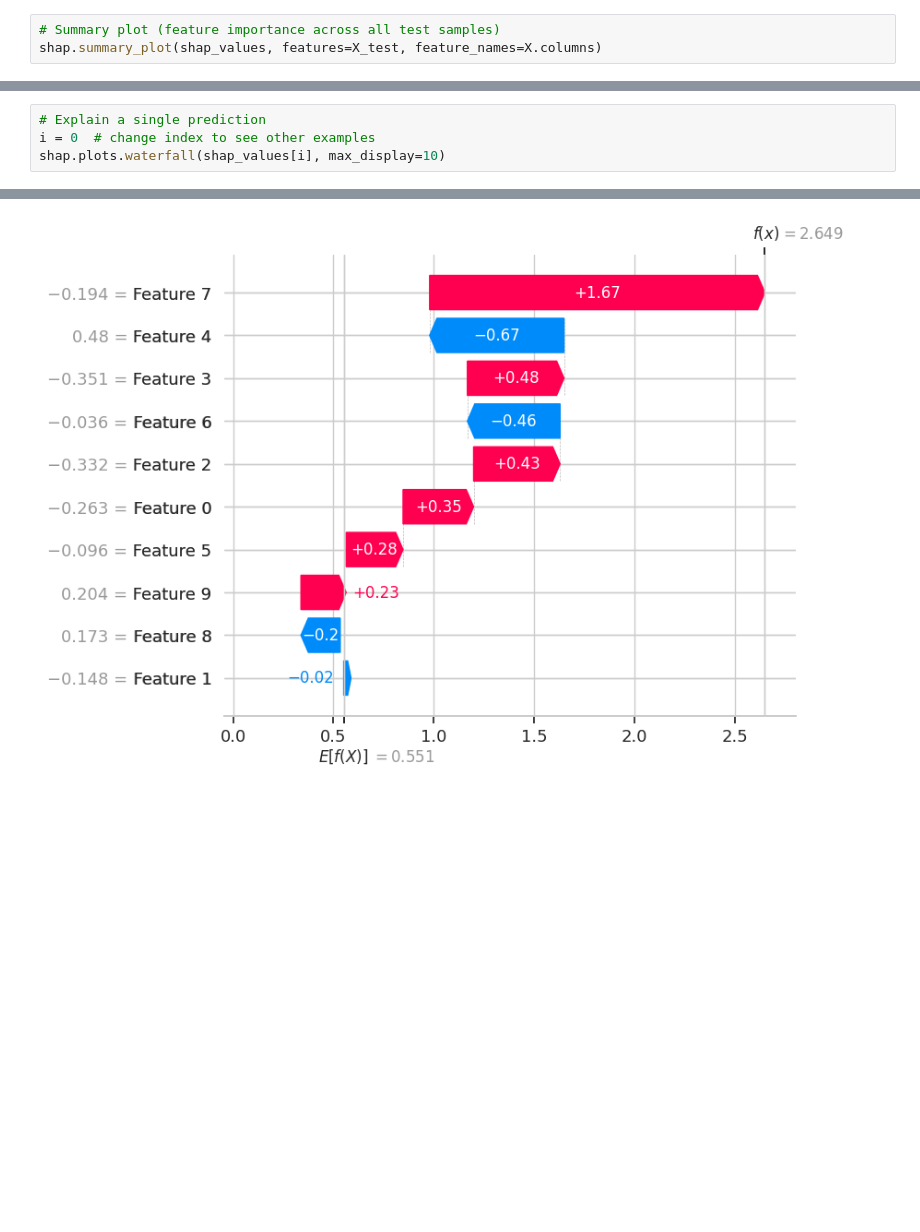
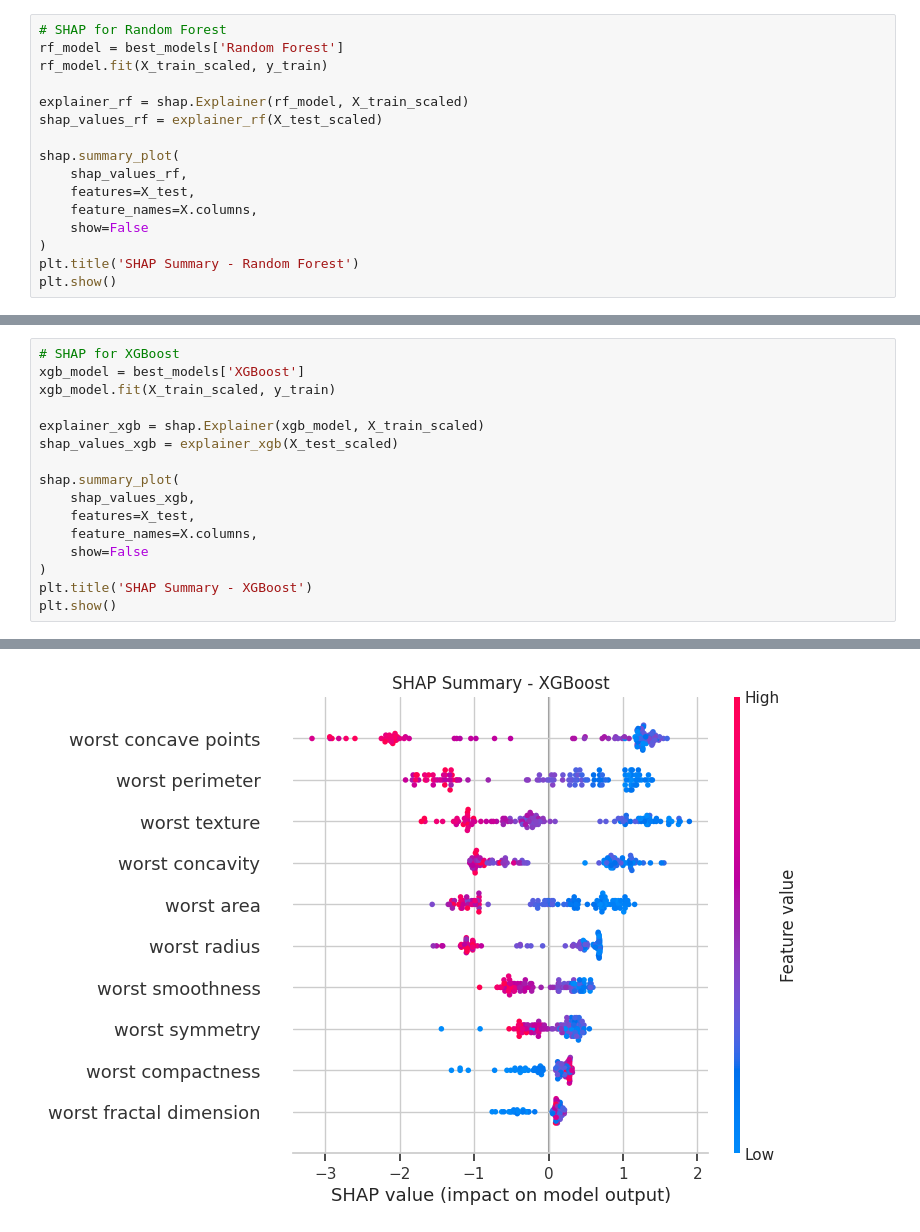
Before and after one commit to 100ravSingh/Artificial_Intelligence, a Jupyter notebook: machine_learning/advanced_classification_pipeline.ipynb, the cells around one changed output, grey strips where cells are left out. Saved outputs shown, nothing was run; the diff lists cells and outputs as text; blank space fills up the shorter version.

```diff
--- a/machine_learning/advanced_classification_pipeline.ipynb
+++ b/machine_learning/advanced_classification_pipeline.ipynb
@@ -200,4 +194,17 @@ Parameters: { "use_label_encoder" } are not used.
 # %%
-# Summary plot (feature importance across all test samples)
-shap.summary_plot(shap_values, features=X_test, feature_names=X.columns)
+# SHAP for Random Forest
+rf_model = best_models['Random Forest']
+rf_model.fit(X_train_scaled, y_train)
+
+explainer_rf = shap.Explainer(rf_model, X_train_scaled)
+shap_values_rf = explainer_rf(X_test_scaled)
+
+shap.summary_plot(
+    shap_values_rf,
+    features=X_test,
+    feature_names=X.columns,
+    show=False
+)
+plt.title('SHAP Summary - Random Forest')
+plt.show()
 # %% [output]
@@ -205,5 +212,17 @@ shap.summary_plot(shap_values, features=X_test, feature_names=X.columns)
 # %%
-# Explain a single prediction
-i = 0  # change index to see other examples
-shap.plots.waterfall(shap_values[i], max_display=10)
+# SHAP for XGBoost
+xgb_model = best_models['XGBoost']
+xgb_model.fit(X_train_scaled, y_train)
+
+explainer_xgb = shap.Explainer(xgb_model, X_train_scaled)
+shap_values_xgb = explainer_xgb(X_test_scaled)
+
+shap.summary_plot(
+    shap_values_xgb,
+    features=X_test,
+    feature_names=X.columns,
+    show=False
+)
+plt.title('SHAP Summary - XGBoost')
+plt.show()
 # %% [output]
@@ -210,2 +232,2 @@ shap.plots.waterfall(shap_values[i], max_display=10)
-[figure, old version]
+[figure, new version]
 # %%
```
Also changed, not shown: parts of 16 cells of this notebook.
